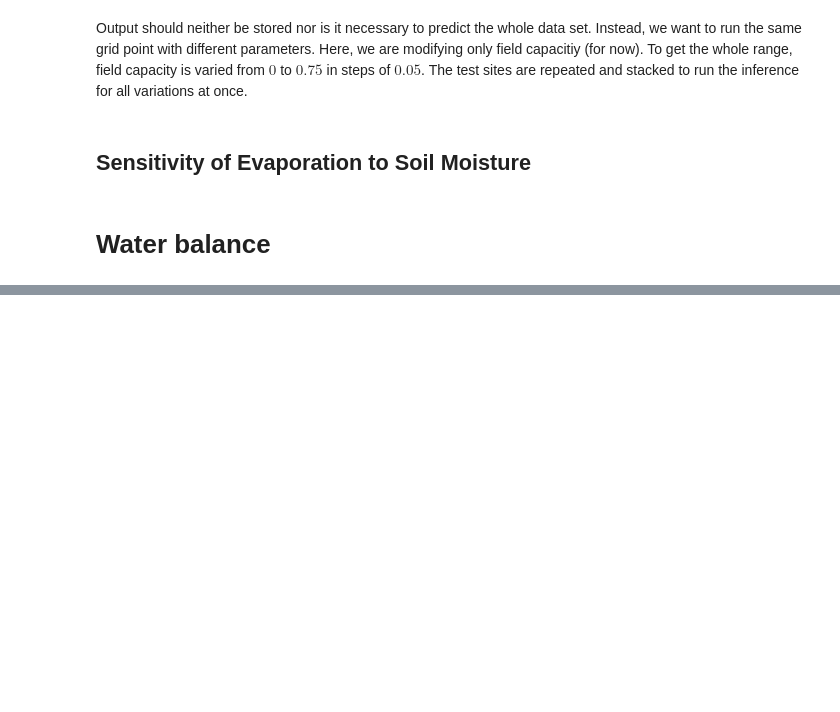
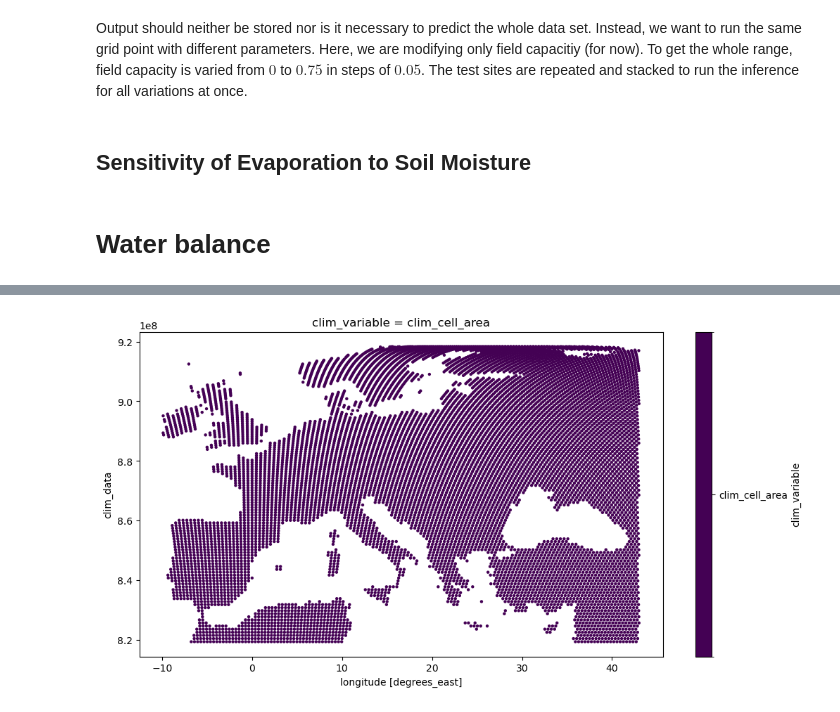
Before and after one commit to ECMWFCode4Earth/ML-BEES, a Jupyter notebook: ML-BEES-eval/physical_consistency.ipynb, the cells around one changed output, grey strips where cells are left out. Cells and saved outputs as stored; diff of their text form; code cells hidden in the pictures; blank space fills up the shorter version.

```diff
--- a/ML-BEES-eval/physical_consistency.ipynb
+++ b/ML-BEES-eval/physical_consistency.ipynb
@@ -207,3 +323,11 @@ plt.show()
+# %%
+
+(train_ds.clim_data.sel(clim_variable="clim_cell_area")
+ .plot.scatter(x="lon", y="lat", hue="clim_variable", s=10, edgecolors="none",figsize=(12,6))
+)
+plt.show()
+# %% [output]
+[figure, added]
 # %%
 # Yearly Water Balance Evaluation...Test in 2020
 # P-ET-R=delta S
```
Also changed, not shown: parts of 10 cells of this notebook.
